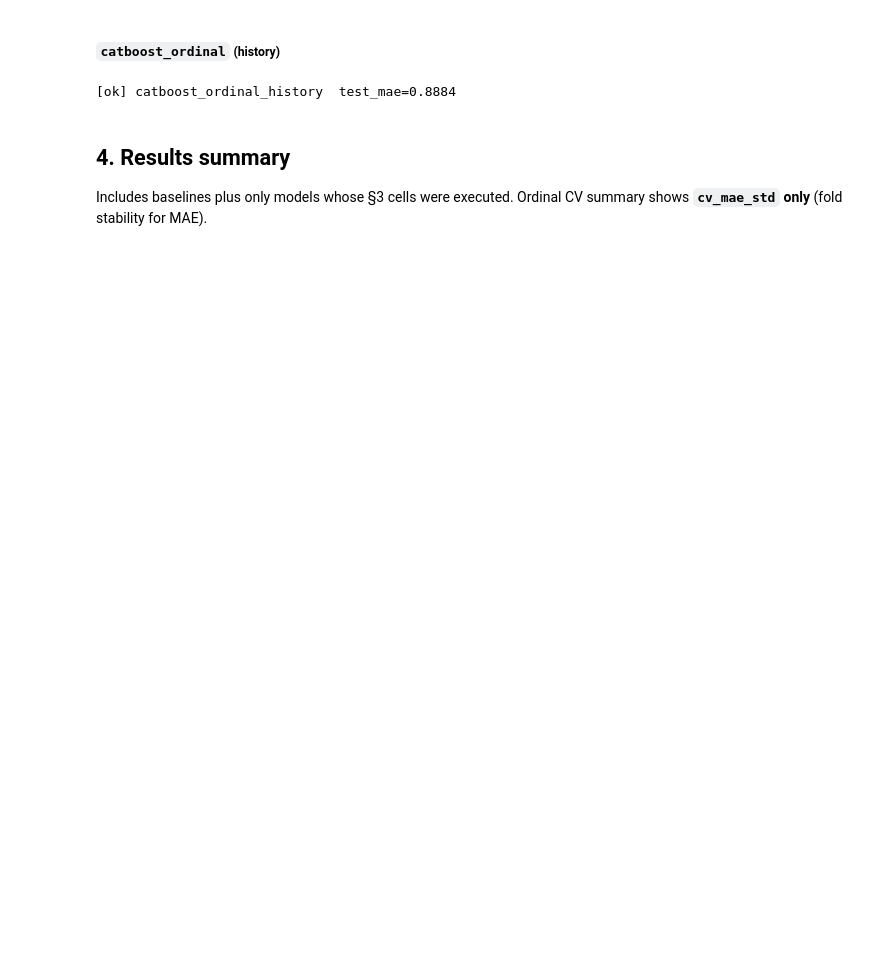
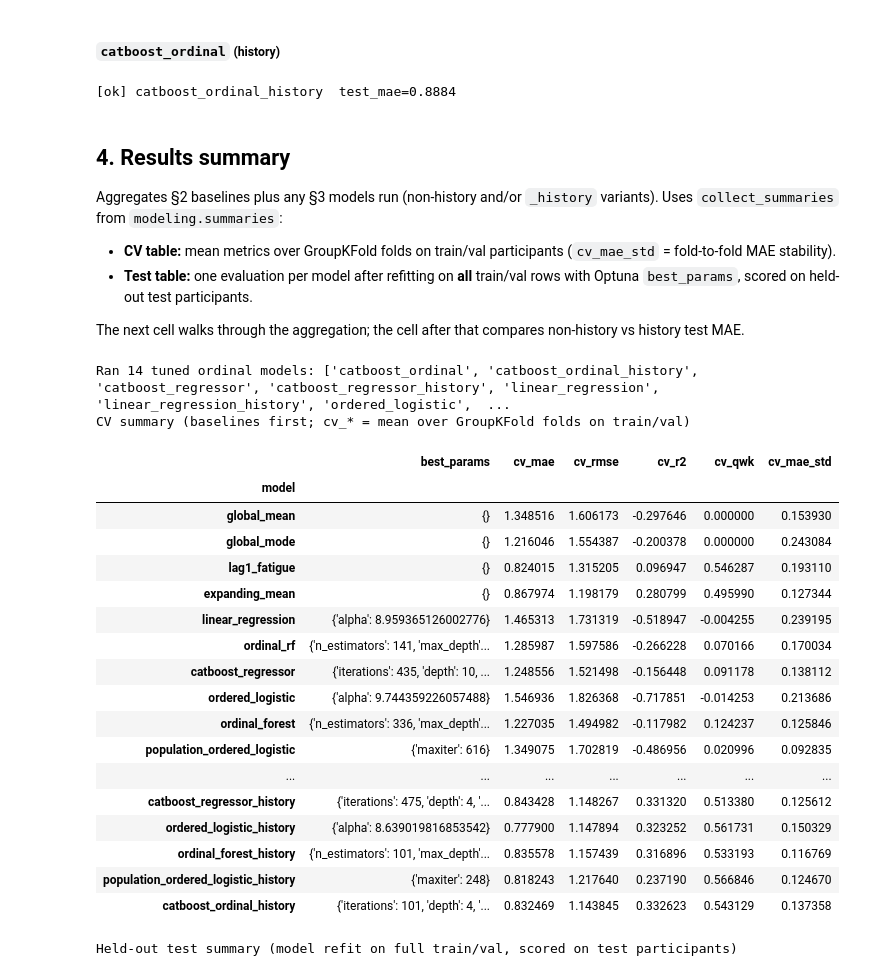
Before and after one commit to EstelleWang-UofT/ML-for-Women, a Jupyter notebook: notebooks/physical activity/fatigue_modeling.ipynb, the cells around one changed output. Cells and saved outputs as stored; diff of their text form; code cells hidden in the pictures; blank space fills up the shorter version.

Commit message:
refactor results summary code and remove redundant code

```diff
--- a/notebooks/physical activity/fatigue_modeling.ipynb
+++ b/notebooks/physical activity/fatigue_modeling.ipynb
@@ -66,9 +67,9 @@ history_best_params = {}
 
 Simple predictors evaluated with the same GroupKFold CV and held-out test protocol as the tuned models. Includes persistence baselines **`lag1_fatigue`** and **`expanding_mean`**.
 # %%
-ordinal_baseline_results = run_all_baseline_benchmarks(bundle, task='ordinal', n_splits=N_CV_FOLDS)
+ordinal_baseline_results = run_all_baseline_benchmarks(bundle, n_splits=N_CV_FOLDS)
 
-ordinal_baseline_summary = summarize_baseline_metrics(ordinal_baseline_results, task='ordinal')
+ordinal_baseline_summary = summarize_baseline_metrics(ordinal_baseline_results)
 
 print('Ordinal baselines (test metrics)')
 display(ordinal_baseline_summary[[c for c in ordinal_baseline_summary.columns if c.startswith('test_')]])
@@ -372,46 +363,51 @@ print(f'[ok] {_name}_history  test_mae={_result["test_metrics"]["mae"]:.4f}')
 # %% [markdown]
 ## 4. Results summary
 
-Includes baselines plus only models whose §3 cells were executed. Ordinal CV summary shows **`cv_mae_std` only** (fold stability for MAE).
+Aggregates §2 baselines plus any §3 models run (non-history and/or `_history` variants). Uses `collect_summaries` from `modeling.summaries`:
+
+- **CV table:** mean metrics over GroupKFold folds on train/val participants (`cv_mae_std` = fold-to-fold MAE stability).
+- **Test table:** one evaluation per model after refitting on **all** train/val rows with Optuna `best_params`, scored on held-out test participants.
+
+The next cell walks through the aggregation; the cell after that compares non-history vs history test MAE.
 # %%
-def collect_summaries(results, task='ordinal'):
-    cv_rows, test_rows = [], []
-    if task == 'ordinal':
-        metric_cols = ['mae', 'rmse', 'r2', 'qwk']
-    else:
-        metric_cols = ['weighted_f1', 'macro_f1', 'accuracy']
-    for result in results:
-        cv_mean = result['cv_summary'].loc['mean', metric_cols]
-        cv_std = result['cv_summary'].loc['std', metric_cols]
-        cv_row = {
-            'model': result['name'],
-            'best_params': str(result.get('best_params', {})),
-        }
-        test_row = {
-            'model': result['name'],
-            'best_params': str(result.get('best_params', {})),
-        }
-        for col in metric_cols:
-            cv_row[f'cv_{col}'] = cv_mean[col]
-            test_row[f'test_{col}'] = result['test_metrics'][col]
-        if task == 'ordinal':
-            cv_row['cv_mae_std'] = cv_std['mae']
-        cv_rows.append(cv_row)
-        test_rows.append(test_row)
-    return pd.DataFrame(cv_rows).set_index('model'), pd.DataFrame(test_rows).set_index('model')
+# Merge baselines (§2), non-history tuned models (§3), and history variants (§3 History).
+# globals().get(...) allows partial notebook runs without NameError on skipped cells.
 
 ordinal_results = globals().get('ordinal_results', [])
 history_ordinal_results = globals().get('history_ordinal_results', [])
 ordinal_best_params = globals().get('ordinal_best_params', {})
 history_best_params = globals().get('history_best_params', {})
 
-ran_ordinal = sorted(set(ordinal_best_params) | set(history_best_params))
-print(f'Ran {len(ran_ordinal)} tuned ordinal models: {ran_ordinal}')
+ran_tuned_models = sorted(set(ordinal_best_params) | set(history_best_params))
+print(f'Ran {len(ran_tuned_models)} tuned ordinal models: {ran_tuned_models}')
 
 all_ordinal_results = ordinal_baseline_results + ordinal_results + history_ordinal_results
-ordinal_cv_summary, ordinal_test_summary = collect_summaries(all_ordinal_results, task='ordinal')
 
-print('Ordinal CV summary (baselines first)')
+ordinal_cv_summary, ordinal_test_summary = collect_summaries(all_ordinal_results)
+
+print('CV summary (baselines first; cv_* = mean over GroupKFold folds on train/val)')
 display(ordinal_cv_summary)
-print('Ordinal held-out test summary')
+print('Held-out test summary (model refit on full train/val, scored on test participants)')
 display(ordinal_test_summary)
+# %% [output]
+Ran 14 tuned ordinal models: ['catboost_ordinal', 'catboost_ordinal_history', 'catboost_regressor', 'catboost_regressor_history', 'linear_regression', 'linear_regression_history', 'ordered_logistic',  ...
+CV summary (baselines first; cv_* = mean over GroupKFold folds on train/val)
+|  | best_params | cv_mae | cv_rmse | cv_r2 | cv_qwk | cv_mae_std |
+| model |  |  |  |  |  |  |
+| global_mean | {} | 1.348516 | 1.606173 | -0.297646 | 0.000000 | 0.153930 |
+| global_mode | {} | 1.216046 | 1.554387 | -0.200378 | 0.000000 | 0.243084 |
+| lag1_fatigue | {} | 0.824015 | 1.315205 | 0.096947 | 0.546287 | 0.193110 |
+| expanding_mean | {} | 0.867974 | 1.198179 | 0.280799 | 0.495990 | 0.127344 |
+| linear_regression | {'alpha': 8.959365126002776} | 1.465313 | 1.731319 | -0.518947 | -0.004255 | 0.239195 |
+| ordinal_rf | {'n_estimators': 141, 'max_depth'... | 1.285987 | 1.597586 | -0.266228 | 0.070166 | 0.170034 |
+| catboost_regressor | {'iterations': 435, 'depth': 10, ... | 1.248556 | 1.521498 | -0.156448 | 0.091178 | 0.138112 |
+| ordered_logistic | {'alpha': 9.744359226057488} | 1.546936 | 1.826368 | -0.717851 | -0.014253 | 0.213686 |
+| ordinal_forest | {'n_estimators': 336, 'max_depth'... | 1.227035 | 1.494982 | -0.117982 | 0.124237 | 0.125846 |
+| population_ordered_logistic | {'maxiter': 616} | 1.349075 | 1.702819 | -0.486956 | 0.020996 | 0.092835 |
+| ... | ... | ... | ... | ... | ... | ... |
+| catboost_regressor_history | {'iterations': 475, 'depth': 4, '... | 0.843428 | 1.148267 | 0.331320 | 0.513380 | 0.125612 |
+| ordered_logistic_history | {'alpha': 8.639019816853542} | 0.777900 | 1.147894 | 0.323252 | 0.561731 | 0.150329 |
+| ordinal_forest_history | {'n_estimators': 101, 'max_depth'... | 0.835578 | 1.157439 | 0.316896 | 0.533193 | 0.116769 |
+| population_ordered_logistic_history | {'maxiter': 248} | 0.818243 | 1.217640 | 0.237190 | 0.566846 | 0.124670 |
+| catboost_ordinal_history | {'iterations': 101, 'depth': 4, '... | 0.832469 | 1.143845 | 0.332623 | 0.543129 | 0.137358 |
+Held-out test summary (model refit on full train/val, scored on test participants)
```
Also changed, not shown: parts of 18 cells of this notebook, 11 other files.
